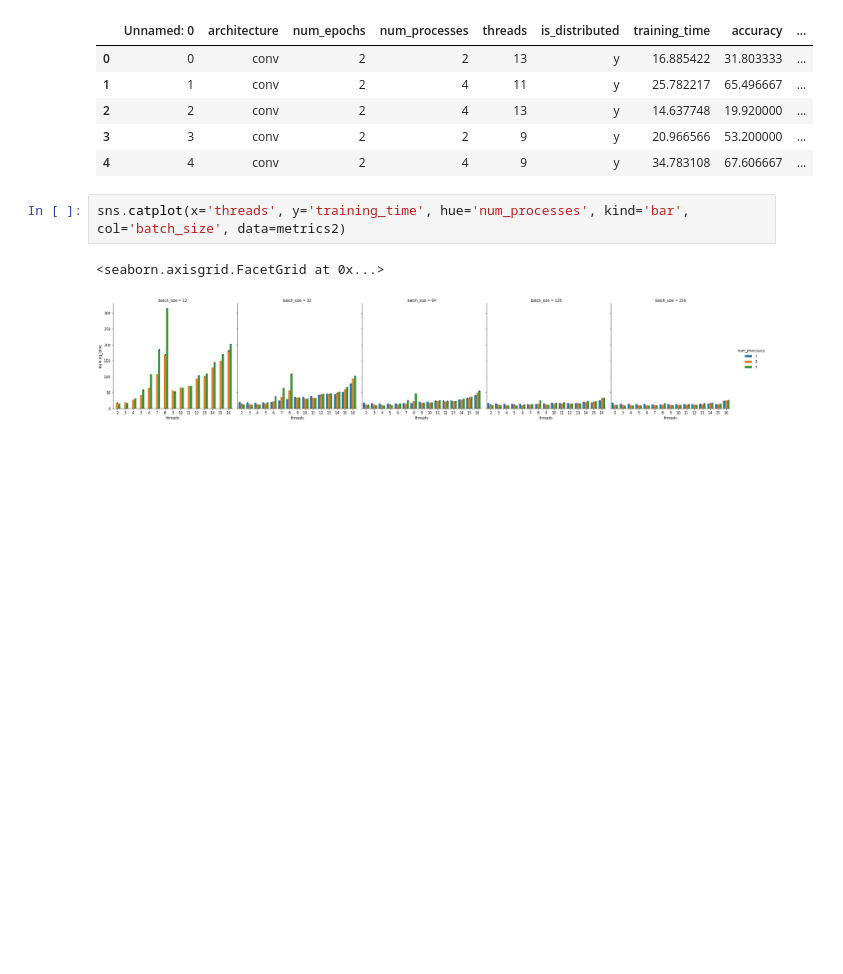
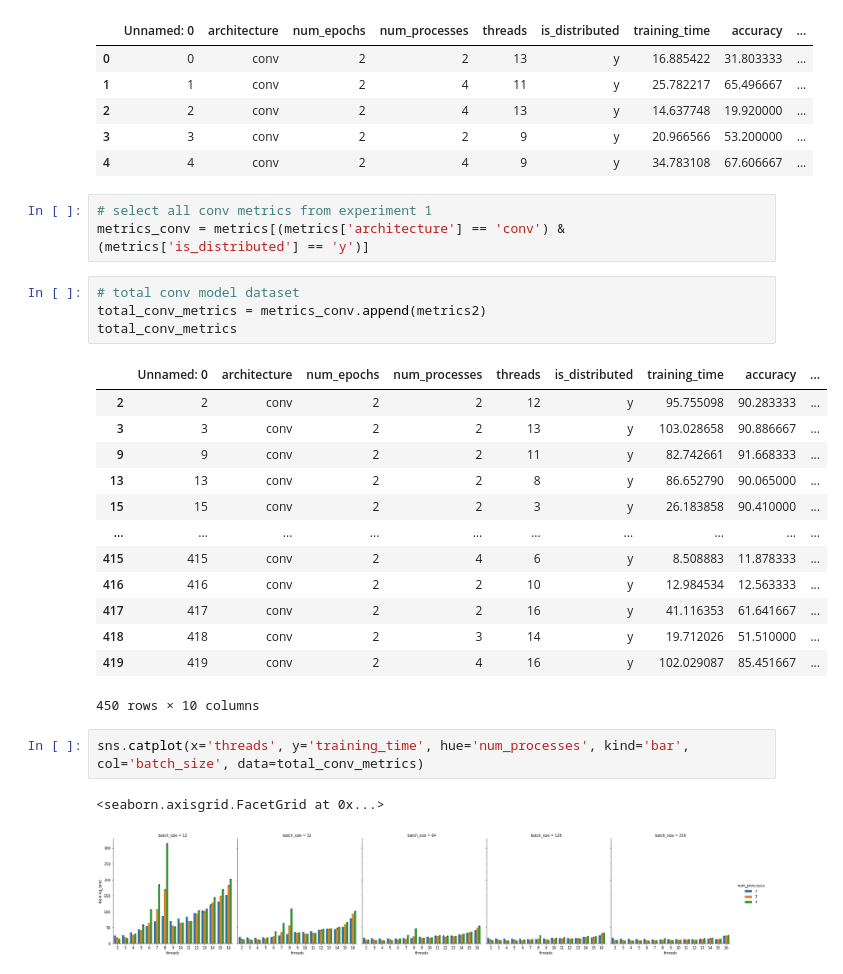
Before and after one commit to samkellerhals/parallel-deep-networks, a Jupyter notebook: src/evaluation/visualise.ipynb, the cells around one changed output. Drawn from its saved outputs; the diff is of its cells as text; blank space fills up the shorter version.

```diff
--- a/src/evaluation/visualise.ipynb
+++ b/src/evaluation/visualise.ipynb
@@ -41,9 +43,30 @@ metrics2.head()
 | 2 | 2 | conv | 2 | 4 | 13 | y | 14.637748 | 19.920000 | ... |
 | 3 | 3 | conv | 2 | 2 | 9 | y | 20.966566 | 53.200000 | ... |
 | 4 | 4 | conv | 2 | 4 | 9 | y | 34.783108 | 67.606667 | ... |
+# %%
+# select all conv metrics from experiment 1
+metrics_conv = metrics[(metrics['architecture'] == 'conv') & (metrics['is_distributed'] == 'y')]
+# %%
+# total conv model dataset
+total_conv_metrics = metrics_conv.append(metrics2)
+total_conv_metrics
+# %% [output]
+|  | Unnamed: 0 | architecture | num_epochs | num_processes | threads | is_distributed | training_time | accuracy | ... |
+| 2 | 2 | conv | 2 | 2 | 12 | y | 95.755098 | 90.283333 | ... |
+| 3 | 3 | conv | 2 | 2 | 13 | y | 103.028658 | 90.886667 | ... |
+| 9 | 9 | conv | 2 | 2 | 11 | y | 82.742661 | 91.668333 | ... |
+| 13 | 13 | conv | 2 | 2 | 8 | y | 86.652790 | 90.065000 | ... |
+| 15 | 15 | conv | 2 | 2 | 3 | y | 26.183858 | 90.410000 | ... |
+| ... | ... | ... | ... | ... | ... | ... | ... | ... | ... |
+| 415 | 415 | conv | 2 | 4 | 6 | y | 8.508883 | 11.878333 | ... |
+| 416 | 416 | conv | 2 | 2 | 10 | y | 12.984534 | 12.563333 | ... |
+| 417 | 417 | conv | 2 | 2 | 16 | y | 41.116353 | 61.641667 | ... |
+| 418 | 418 | conv | 2 | 3 | 14 | y | 19.712026 | 51.510000 | ... |
+| 419 | 419 | conv | 2 | 4 | 16 | y | 102.029087 | 85.451667 | ... |
+450 rows × 10 columns
 # %%
-sns.catplot(x='threads', y='training_time', hue='num_processes', kind='bar', col='batch_size', data=metrics2)
+sns.catplot(x='threads', y='training_time', hue='num_processes', kind='bar', col='batch_size', data=total_conv_metrics)
 # %% [output]
 <seaborn.axisgrid.FacetGrid at 0x...>
-[figure, old version]
+[figure, new version]
 # %%
```
Also changed, not shown: parts of 6 cells of this notebook.
